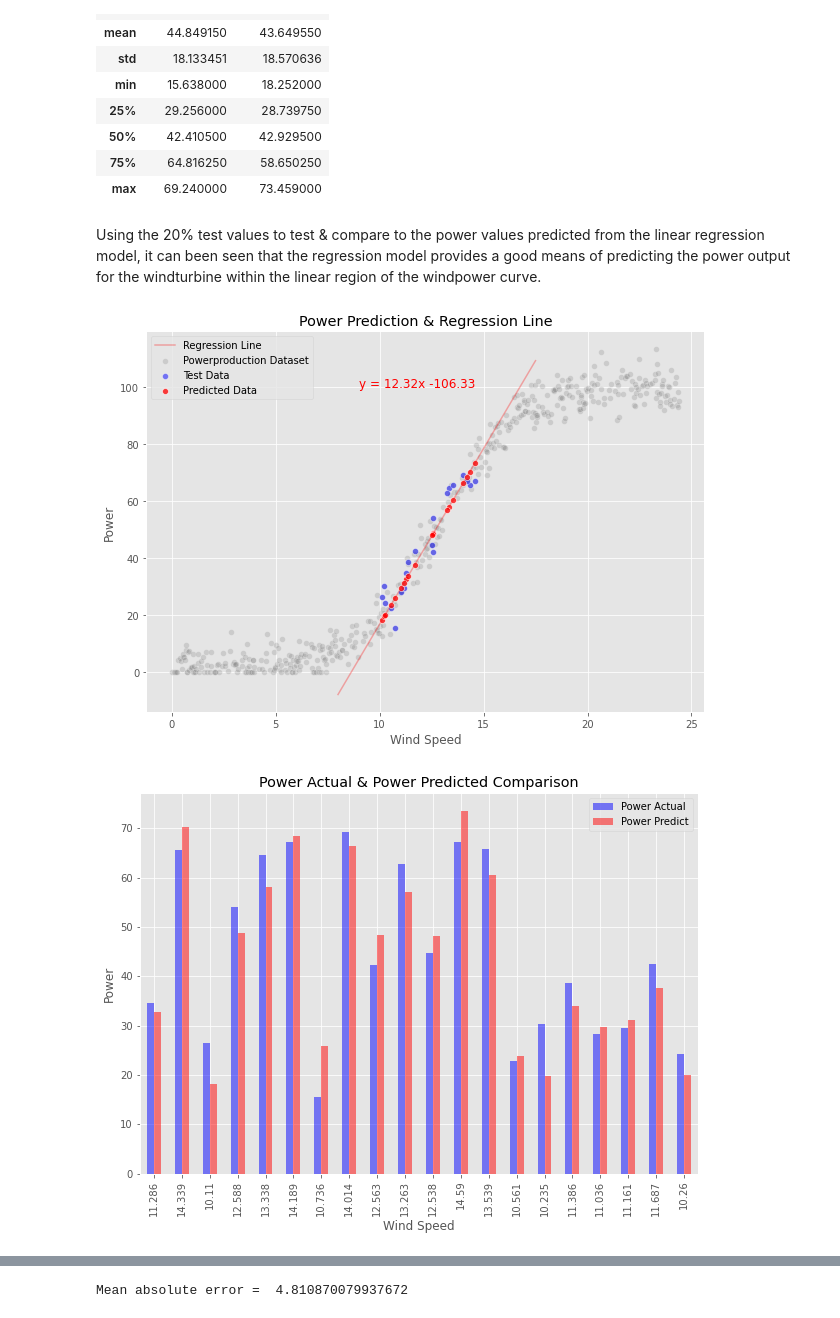
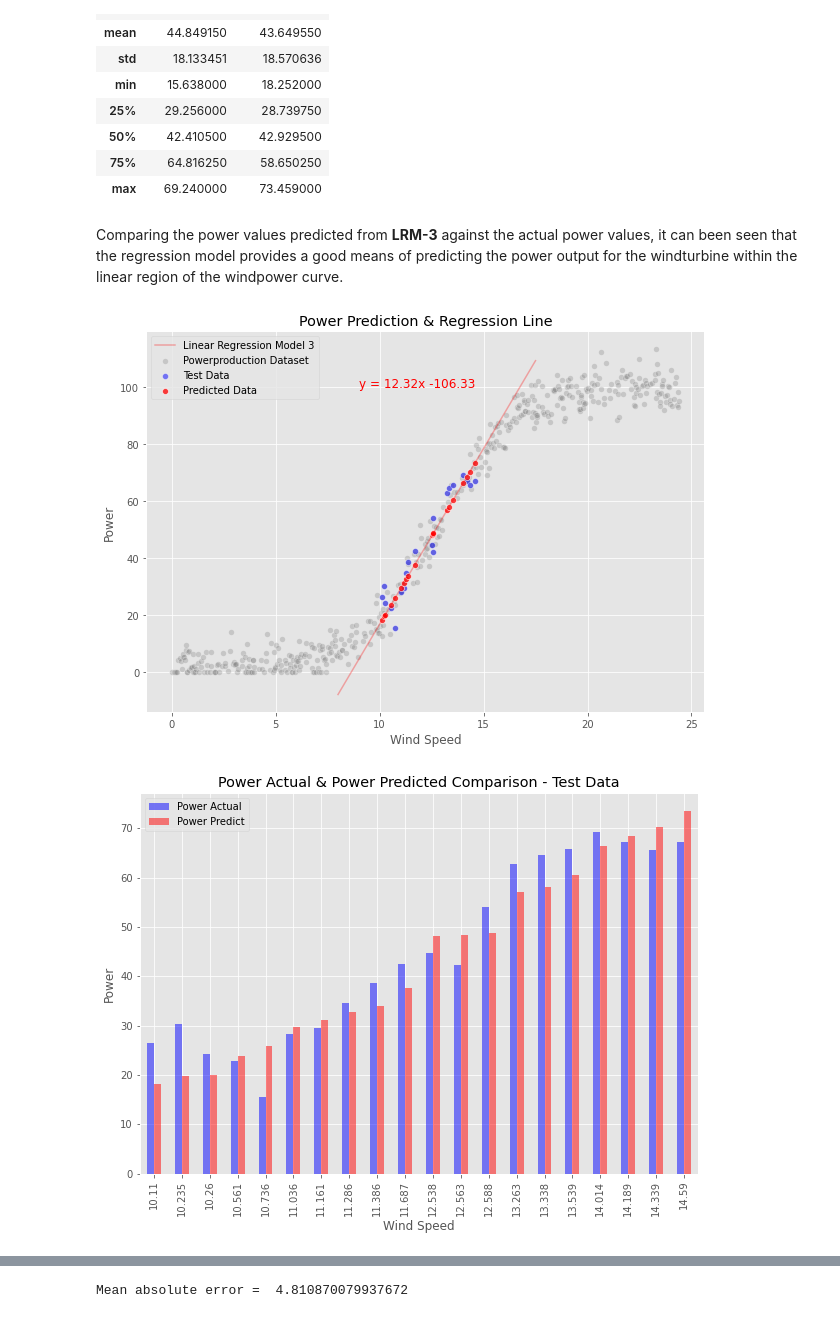
Before and after one commit to PaulSweeney89/FDA-Project2020, a Jupyter notebook: windpower.ipynb, the cells around one changed output, grey strips where cells are left out. Cells and saved outputs as stored; diff of their text form; code cells hidden in the pictures.

Commit message:
added comparison of linear regression models 2 & 3

```diff
--- a/windpower.ipynb
+++ b/windpower.ipynb
@@ -683,6 +693,9 @@ y_pred = train_model.predict(x_test)
 # Compile test & perdiction values into pandas dataframe for review
 df_compare = pd.DataFrame({'Power Actual' : y_test, 'Power Predict' : np.round(y_pred, 3)},
                           index = np.round(x_test.ravel(), 3))
+
+# sort dataframe by windspeed index
+df_compare = df_compare.sort_index()
 df_compare
 # %% [output]
 |  | Power Actual | Power Predict |
@@ -715,10 +728,10 @@ df_compare.describe()
 | 75% | 64.816250 | 58.650250 |
 | max | 69.240000 | 73.459000 |
 # %% [markdown]
-Using the 20% test values to test & compare to the power values predicted from the linear regression model, it can been seen that the regression model provides a good means of predicting the power output for the windturbine within the linear region of the windpower curve.
+Comparing the power values predicted from **LRM-3** against the actual power values, it can been seen that the regression model provides a good means of predicting the power output for the windturbine within the linear region of the windpower curve.
 # %%
 # plot of test & predicted data
-sns.scatterplot(data=df_clean, x="speed", y="power", color='grey', alpha=0.25);
+sns.scatterplot(data=df_clean, x="speed", y="power", color='grey', alpha=0.3)
 sns.scatterplot(data=df_compare, x=df_compare.index, y="Power Actual", color='b', alpha=0.5)
 sns.scatterplot(data=df_compare, x=df_compare.index, y="Power Predict", color='r', alpha=0.75)
 
@@ -726,7 +739,7 @@ sns.scatterplot(data=df_compare, x=df_compare.index, y="Power Predict", color='r
 sns.lineplot(x=x_2, y=f3(x_2), color='r', alpha=0.3)
 
 # provide plot legend
-plt.legend(['Regression Line', 'Powerproduction Dataset', 'Test Data', 'Predicted Data'])
+plt.legend(['Linear Regression Model 3', 'Powerproduction Dataset', 'Test Data', 'Predicted Data'])
 
 # include regresion line equation on plot
 plt.text(9, 100, 'y = {}x {}'.format(round(train_model.coef_[0], 2), round(train_model.intercept_, 2)), color='red', size=12)
@@ -736,14 +749,14 @@ plt.xlabel("Wind Speed")
 plt.title("Power Prediction & Regression Line")
 plt.show()
 # %% [output]
-[figure, old version]
+[figure, new version]
 # %%
 # Pandas dataframe bar plot
 df_compare.plot.bar(color=['b', 'r'], alpha=0.5)
 
-plt.title("Power Actual & Power Predicted Comparison")
+plt.title("Power Actual & Power Predicted Comparison - Test Data")
 plt.xlabel("Wind Speed")
 plt.ylabel("Power")
 plt.show()
 # %% [output]
-[figure, old version]
+[figure, new version]
```
Also changed, not shown: parts of 25 cells of this notebook.
